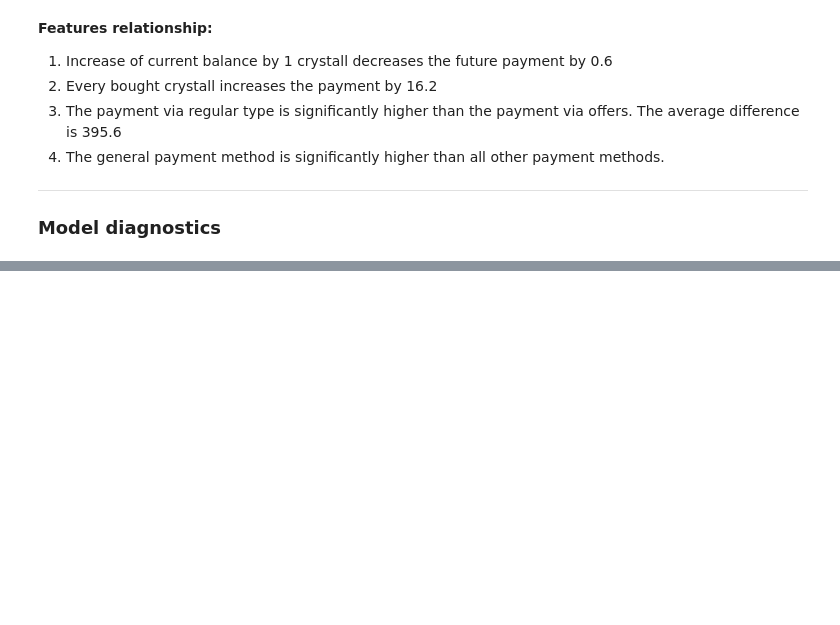
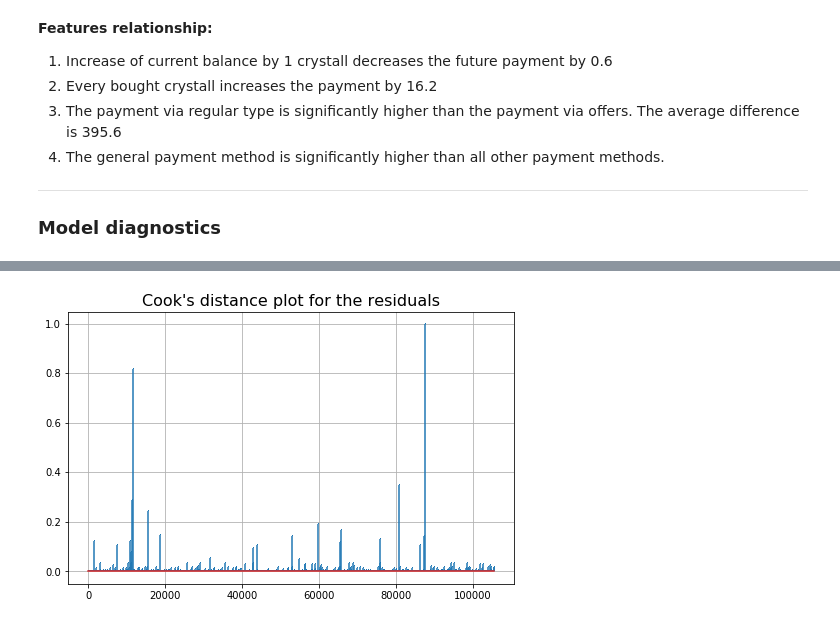
Before and after one commit to Mist3r-R/da-hse-sse-2020, a Jupyter notebook: 29.02_Rogovets.ipynb, the cells around one changed output, grey strips where cells are left out. Drawn from its saved outputs; the diff is of its cells as text; code cells hidden in the pictures; blank space fills up the shorter version.

```diff
--- a/29.02_Rogovets.ipynb
+++ b/29.02_Rogovets.ipynb
@@ -221,0 +282,9 @@ for c in df.columns[1:3]:
+# %%
+c, p = infl.cooks_distance
+plt.figure(figsize=(8,5))
+plt.title("Cook's distance plot for the residuals", fontsize=16)
+plt.stem(np.arange(len(c)), c, markerfmt=",", use_line_collection=True)
+plt.grid(True)
+plt.show()
+# %% [output]
+[figure, added]
```
Also changed, not shown: parts of 19 cells of this notebook.
